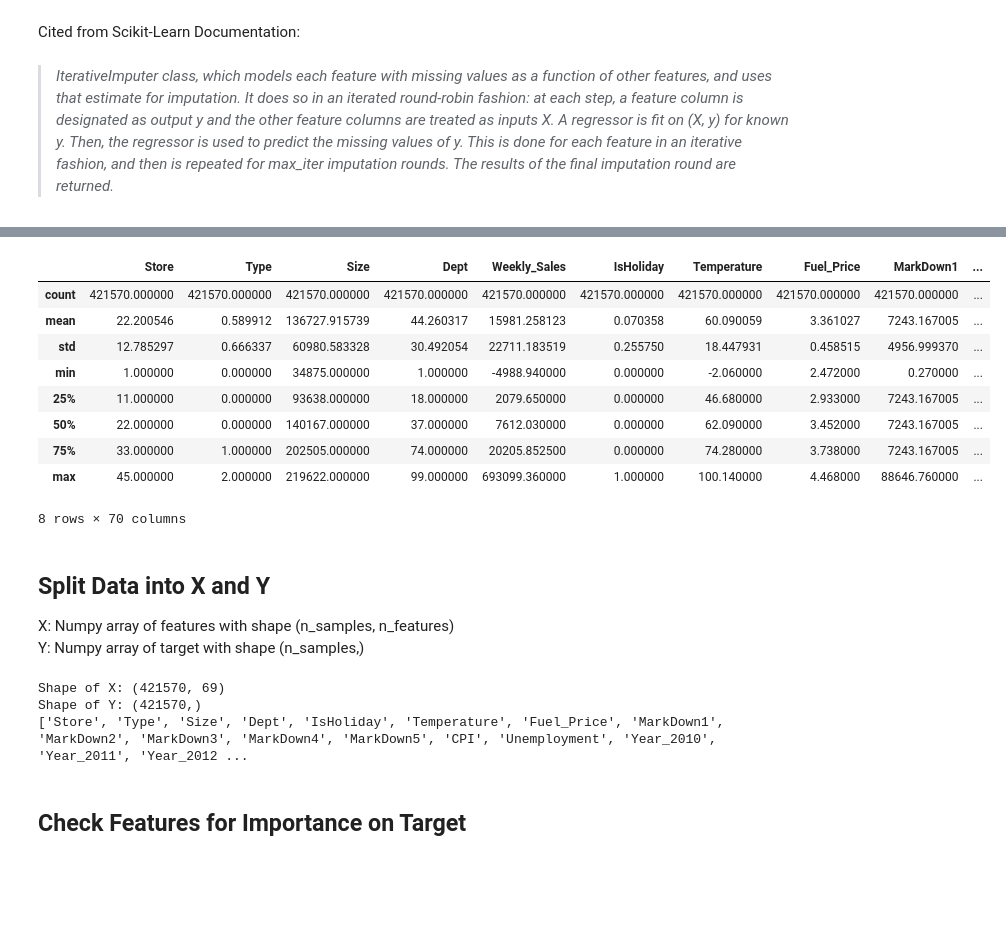
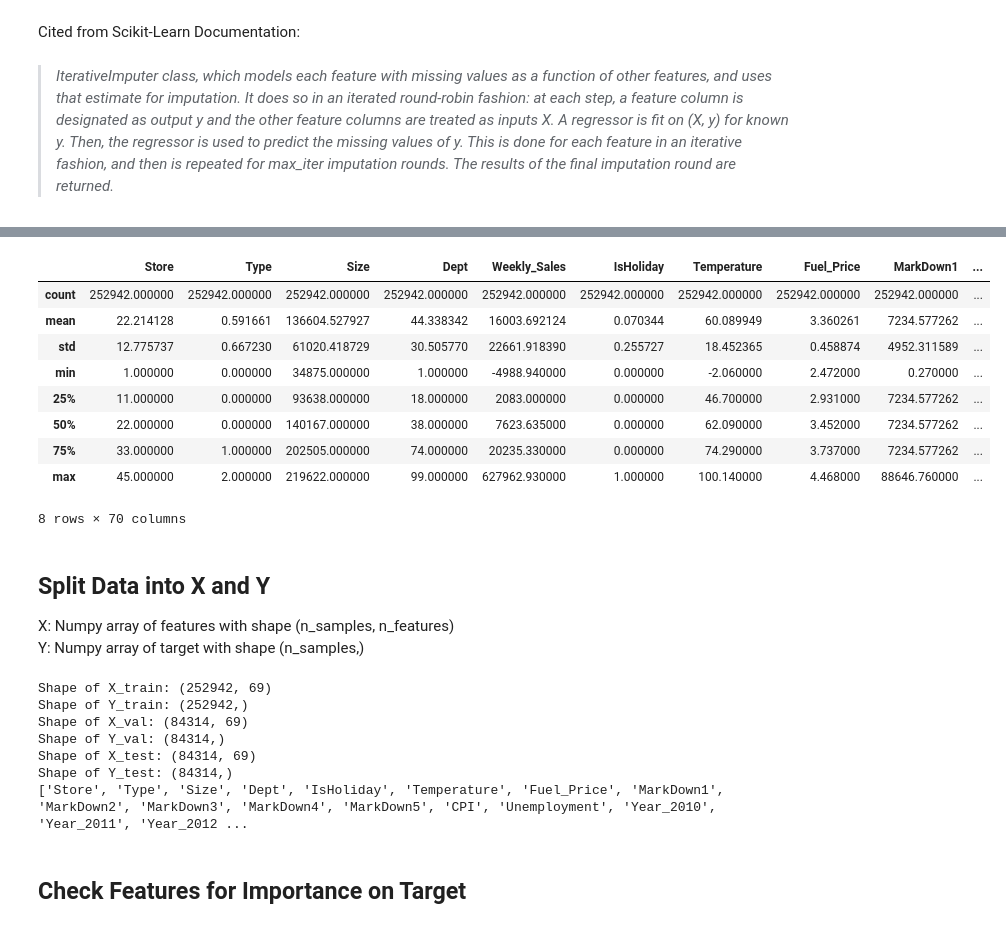
Before and after one commit to patrickbrus/Retail_Data_Analytics, a Jupyter notebook: 2_Create_Train_and_Test_Data.ipynb, the cells around one changed output, grey strips where cells are left out. Cells and saved outputs as stored; diff of their text form; code cells hidden in the pictures; blank space fills up the shorter version.

Commit message:
Feat: Changed Imputer to be only trained on train data

```diff
--- a/2_Create_Train_and_Test_Data.ipynb
+++ b/2_Create_Train_and_Test_Data.ipynb
@@ -220,6 +235,6 @@ Cited from Scikit-Learn Documentation: <br><br>
 from sklearn.experimental import enable_iterative_imputer
 from sklearn.impute import IterativeImputer
 
-imputer = IterativeImputer(max_iter=10, random_state=42, verbose=1)
-data_df_imputed = imputer.fit_transform(data_df_converted[["MarkDown1","MarkDown2","MarkDown3","MarkDown4","MarkDown5"]])
+imputer = IterativeImputer(max_iter=20, random_state=42, verbose=1)
+imputer = imputer.fit(df_train[["MarkDown1","MarkDown2","MarkDown3","MarkDown4","MarkDown5"]])
 # %% [output]
@@ -231 +246,5 @@ data_df_imputed = imputer.fit_transform(data_df_converted[["MarkDown1","MarkDown
 [IterativeImputer] Early stopping criterion reached.
+# %%
+df_train_imputed = imputer.transform(df_train[["MarkDown1","MarkDown2","MarkDown3","MarkDown4","MarkDown5"]])
+df_test_imputed = imputer.transform(df_test[["MarkDown1","MarkDown2","MarkDown3","MarkDown4","MarkDown5"]])
+df_val_imputed = imputer.transform(df_val[["MarkDown1","MarkDown2","MarkDown3","MarkDown4","MarkDown5"]])
@@ -232,8 +255,16 @@ data_df_imputed = imputer.fit_transform(data_df_converted[["MarkDown1","MarkDown
 # %%
-# add new MarkDown data to dataframe
-data_df_converted["MarkDown1"] = data_df_imputed[:, 0]
-data_df_converted["MarkDown2"] = data_df_imputed[:, 1]
-data_df_converted["MarkDown3"] = data_df_imputed[:, 2]
-data_df_converted["MarkDown4"] = data_df_imputed[:, 3]
-data_df_converted["MarkDown5"] = data_df_imputed[:, 4]
+def add_new_markdown_cols(df_orig, data_df_imputed):
+    df_new = df_orig.copy()
+    df_new["MarkDown1"] = data_df_imputed[:, 0]
+    df_new["MarkDown2"] = data_df_imputed[:, 1]
+    df_new["MarkDown3"] = data_df_imputed[:, 2]
+    df_new["MarkDown4"] = data_df_imputed[:, 3]
+    df_new["MarkDown5"] = data_df_imputed[:, 4]
+
+    return df_new
+# %%
+# add new MarkDown data to dataframe
+df_train = add_new_markdown_cols(df_train, df_train_imputed)
+df_val = add_new_markdown_cols(df_val, df_val_imputed)
+df_test = add_new_markdown_cols(df_test, df_test_imputed)
 # %%
@@ -259,15 +330,15 @@ memory usage: 73.6 MB
 # %%
-data_df_converted.describe()
+df_train.describe()
 # %% [output]
 |  | Store | Type | Size | Dept | Weekly_Sales | IsHoliday | Temperature | Fuel_Price | MarkDown1 | ... |
-| count | 421570.000000 | 421570.000000 | 421570.000000 | 421570.000000 | 421570.000000 | 421570.000000 | 421570.000000 | 421570.000000 | 421570.000000 | ... |
-| mean | 22.200546 | 0.589912 | 136727.915739 | 44.260317 | 15981.258123 | 0.070358 | 60.090059 | 3.361027 | 7243.167005 | ... |
-| std | 12.785297 | 0.666337 | 60980.583328 | 30.492054 | 22711.183519 | 0.255750 | 18.447931 | 0.458515 | 4956.999370 | ... |
+| count | 252942.000000 | 252942.000000 | 252942.000000 | 252942.000000 | 252942.000000 | 252942.000000 | 252942.000000 | 252942.000000 | 252942.000000 | ... |
+| mean | 22.214128 | 0.591661 | 136604.527927 | 44.338342 | 16003.692124 | 0.070344 | 60.089949 | 3.360261 | 7234.577262 | ... |
+| std | 12.775737 | 0.667230 | 61020.418729 | 30.505770 | 22661.918390 | 0.255727 | 18.452365 | 0.458874 | 4952.311589 | ... |
 | min | 1.000000 | 0.000000 | 34875.000000 | 1.000000 | -4988.940000 | 0.000000 | -2.060000 | 2.472000 | 0.270000 | ... |
-| 25% | 11.000000 | 0.000000 | 93638.000000 | 18.000000 | 2079.650000 | 0.000000 | 46.680000 | 2.933000 | 7243.167005 | ... |
-| 50% | 22.000000 | 0.000000 | 140167.000000 | 37.000000 | 7612.030000 | 0.000000 | 62.090000 | 3.452000 | 7243.167005 | ... |
-| 75% | 33.000000 | 1.000000 | 202505.000000 | 74.000000 | 20205.852500 | 0.000000 | 74.280000 | 3.738000 | 7243.167005 | ... |
-| max | 45.000000 | 2.000000 | 219622.000000 | 99.000000 | 693099.360000 | 1.000000 | 100.140000 | 4.468000 | 88646.760000 | ... |
+| 25% | 11.000000 | 0.000000 | 93638.000000 | 18.000000 | 2083.000000 | 0.000000 | 46.700000 | 2.931000 | 7234.577262 | ... |
+| 50% | 22.000000 | 0.000000 | 140167.000000 | 38.000000 | 7623.635000 | 0.000000 | 62.090000 | 3.452000 | 7234.577262 | ... |
+| 75% | 33.000000 | 1.000000 | 202505.000000 | 74.000000 | 20235.330000 | 0.000000 | 74.290000 | 3.737000 | 7234.577262 | ... |
+| max | 45.000000 | 2.000000 | 219622.000000 | 99.000000 | 627962.930000 | 1.000000 | 100.140000 | 4.468000 | 88646.760000 | ... |
 8 rows × 70 columns
 # %% [markdown]
 ## Split Data into X and Y
@@ -280,8 +346,0 @@ Y = data_df_converted["Weekly_Sales"].to_numpy()
-# %%
-print(f"Shape of X: {X.shape}")
-print(f"Shape of Y: {Y.shape}")
-print(features_list)
-# %% [output]
-Shape of X: (421570, 69)
-Shape of Y: (421570,)
-['Store', 'Type', 'Size', 'Dept', 'IsHoliday', 'Temperature', 'Fuel_Price', 'MarkDown1', 'MarkDown2', 'MarkDown3', 'MarkDown4', 'MarkDown5', 'CPI', 'Unemployment', 'Year_2010', 'Year_2011', 'Year_2012 ...
@@ -288,2 +359,18 @@ Shape of Y: (421570,)
+# %%
+print(f"Shape of X_train: {X_train.shape}")
+print(f"Shape of Y_train: {Y_train.shape}")
+print(f"Shape of X_val: {X_val.shape}")
+print(f"Shape of Y_val: {Y_val.shape}")
+print(f"Shape of X_test: {X_test.shape}")
+print(f"Shape of Y_test: {Y_test.shape}")
+print(features_list)
+# %% [output]
+Shape of X_train: (252942, 69)
+Shape of Y_train: (252942,)
+Shape of X_val: (84314, 69)
+Shape of Y_val: (84314,)
+Shape of X_test: (84314, 69)
+Shape of Y_test: (84314,)
+['Store', 'Type', 'Size', 'Dept', 'IsHoliday', 'Temperature', 'Fuel_Price', 'MarkDown1', 'MarkDown2', 'MarkDown3', 'MarkDown4', 'MarkDown5', 'CPI', 'Unemployment', 'Year_2010', 'Year_2011', 'Year_2012 ...
 # %% [markdown]
 ## Check Features for Importance on Target
```
Also changed, not shown: parts of 16 cells of this notebook, 4 other files.
